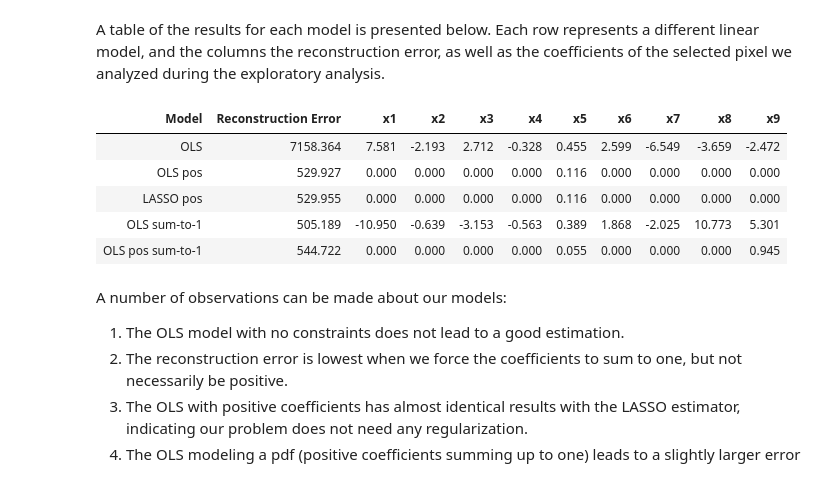
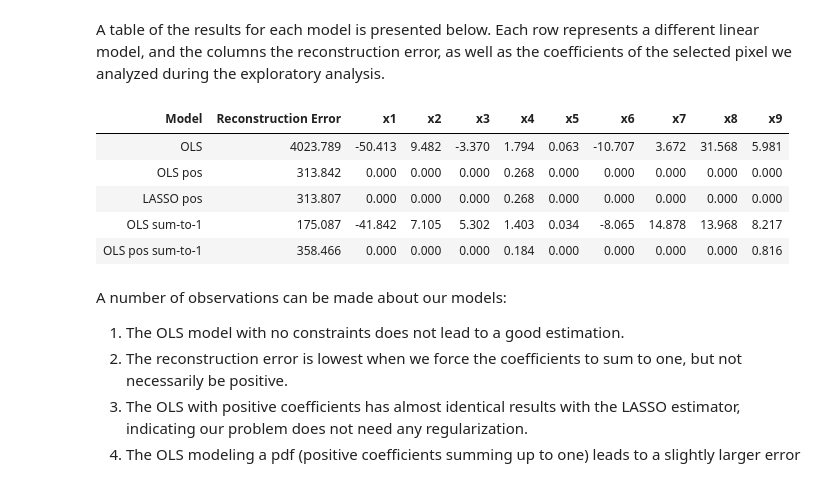
Before and after one commit to dimits-ts/hyperspectral-imaging, a Jupyter notebook: Project_AUEB.ipynb, the cells around one changed output. Drawn from its saved outputs; the diff is of its cells as text; code cells hidden in the pictures.

```diff
--- a/Project_AUEB.ipynb
+++ b/Project_AUEB.ipynb
@@ -163,9 +163,10 @@ def arrays_stats(arrays: list[np.ndarray], names: list[str]|None = None, decimal
     return stats_table
 # %%
 # our analysis only concerns pure pixels
-y = pure_hsi
+mask = labels != 0
+y1 = pure_hsi.flatten()[pure_hsi[mask]].T
 # reshape to 2 dimensions since OLS models require input of up to 2 dimensions
-y1 = y.reshape(y.shape[2], (y.shape[0]*y.shape[1]))
+#y1 = y.reshape(y.shape[2], (y.shape[0]*y.shape[1]))
 x1 = endmembers
 
 y1.shape, x1.shape
@@ -185,7 +186,7 @@ def abundance_matrix(coefficients: np.ndarray) -> np.ndarray:
     Get the WxNxL abundance matrix from a model's (WxN)XL coefficients, where
     W is the image width, N is the image length, and L the image slices.
     """
-    return coefficients.reshape((300, 200, 9))
+    return coefficients
 # %%
 def reconstruction_error(y: np.ndarray, X: np.ndarray,
                          abundance_map: np.ndarray) -> float:
@@ -193,7 +194,7 @@ def reconstruction_error(y: np.ndarray, X: np.ndarray,
     Get the reconstruction error for the pure pixels in the image.
     Essentially a Mean Squares Error wrapper for the problem's domain.
     """
-    theta = abundance_map.reshape((60000, 9))
+    theta = abundance_map
     return np.abs((y - X @ theta.T)).mean()
 # %% [markdown]
 We will now define and run our models. We will then view and discuss the results in the next section.
@@ -349,28 +326,28 @@ pos_sum1_error
 # %% [markdown]
 A table of the results for each model is presented below. Each row represents a different linear model, and the columns the reconstruction error, as well as the coefficients of the selected pixel we analyzed during the exploratory analysis.
 # %%
-def add_row(table, name, error, abundance):
+def add_row(table, name, error, abundance, focus_point=0):
     res_table.add_row([name, error, abundance[focus_point][0], abundance[focus_point][1],
                       abundance[focus_point][2], abundance[focus_point][3], abundance[focus_point][4],
                       abundance[focus_point][5], abundance[focus_point][6], abundance[focus_point][7],
                       abundance[focus_point][8]])
 
 
 abundance_dim = 9
 res_table = PrettyTable(["Model", "Reconstruction Error"] + [f"x{i}" for i in range(1, abundance_dim+1)])
 res_table.float_format = ".3"
 
 add_row(res_table, "OLS", base_error, base_abundance)
 add_row(res_table, "OLS pos", pos_error, pos_abundance)
 add_row(res_table, "LASSO pos", lasso_error, lasso_abundance)
 add_row(res_table, "OLS sum-to-1", sum1_error, sum1_abundance)
 add_row(res_table, "OLS pos sum-to-1", pos_sum1_error, pos_sum1_abundance)
 
 res_table
 # %% [output]
 | Model | Reconstruction Error | x1 | x2 | x3 | x4 | x5 | x6 | x7 | x8 | x9 |
-| OLS | 7158.364 | 7.581 | -2.193 | 2.712 | -0.328 | 0.455 | 2.599 | -6.549 | -3.659 | -2.472 |
-| OLS pos | 529.927 | 0.000 | 0.000 | 0.000 | 0.000 | 0.116 | 0.000 | 0.000 | 0.000 | 0.000 |
-| LASSO pos | 529.955 | 0.000 | 0.000 | 0.000 | 0.000 | 0.116 | 0.000 | 0.000 | 0.000 | 0.000 |
-| OLS sum-to-1 | 505.189 | -10.950 | -0.639 | -3.153 | -0.563 | 0.389 | 1.868 | -2.025 | 10.773 | 5.301 |
-| OLS pos sum-to-1 | 544.722 | 0.000 | 0.000 | 0.000 | 0.000 | 0.055 | 0.000 | 0.000 | 0.000 | 0.945 |
+| OLS | 4023.789 | -50.413 | 9.482 | -3.370 | 1.794 | 0.063 | -10.707 | 3.672 | 31.568 | 5.981 |
+| OLS pos | 313.842 | 0.000 | 0.000 | 0.000 | 0.268 | 0.000 | 0.000 | 0.000 | 0.000 | 0.000 |
+| LASSO pos | 313.807 | 0.000 | 0.000 | 0.000 | 0.268 | 0.000 | 0.000 | 0.000 | 0.000 | 0.000 |
+| OLS sum-to-1 | 175.087 | -41.842 | 7.105 | 5.302 | 1.403 | 0.034 | -8.065 | 14.878 | 13.968 | 8.217 |
+| OLS pos sum-to-1 | 358.466 | 0.000 | 0.000 | 0.000 | 0.184 | 0.000 | 0.000 | 0.000 | 0.000 | 0.816 |
```
Also changed, not shown: parts of 17 cells of this notebook.
